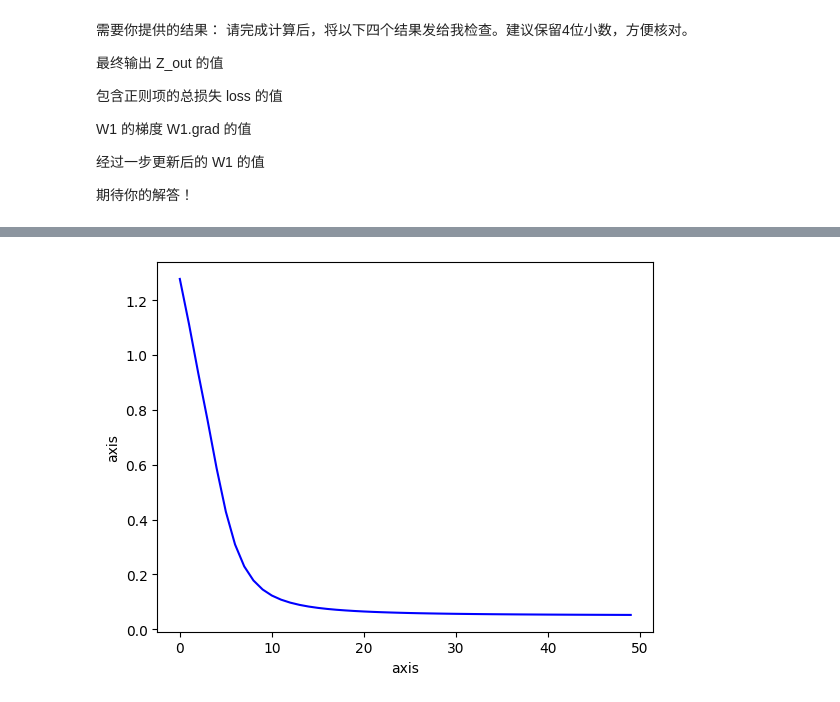
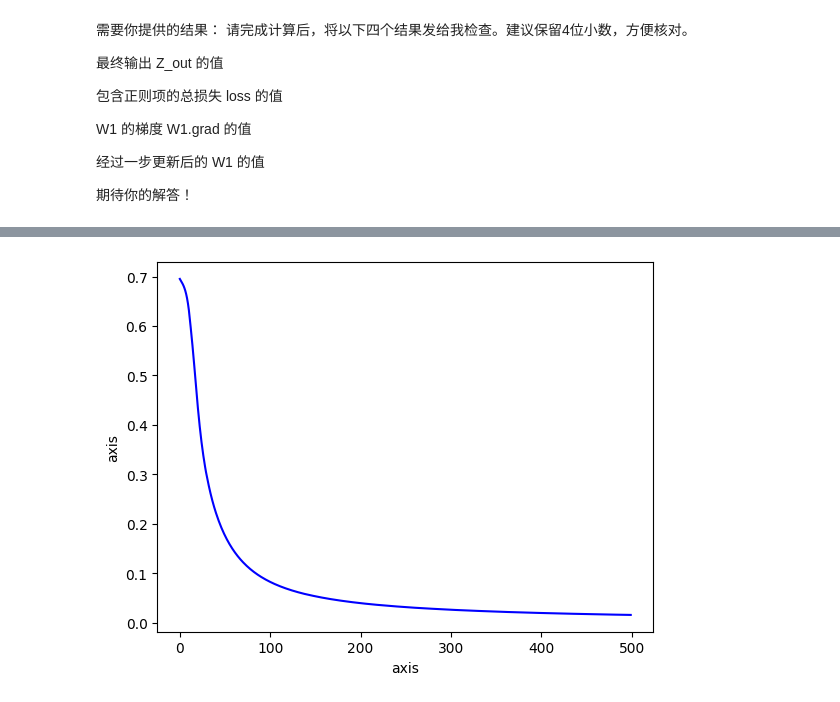
Before and after one commit to lucker3900/test_case, a Jupyter notebook: test51.ipynb, the cells around one changed output, grey strips where cells are left out. Drawn from its saved outputs; the diff is of its cells as text; code cells hidden in the pictures.

```diff
--- a/test51.ipynb
+++ b/test51.ipynb
@@ -97,22 +96,23 @@ w_out = torch.full((2,3), 0.3, requires_grad=True)
 b_out = torch.full((1,2), 0.15, requires_grad=True)
 
 x = torch.tensor([[0.5, 1.0, -1.0, 2.0], [-1.5, 0.0, 1.0, 0.5]], dtype=torch.float32) #shape(2, 4)
-y_true = torch.tensor([[1,0]]) #shape(1,2)
+y_true = torch.tensor([1,0]) #shape(1,2)
 
 criterion = nn.CrossEntropyLoss()
 y_true_index = torch.argmax(y_true)
 
-epochs = 50
+epochs = 500
 lr = 0.1
 lambda2 = 0.01
 losses = []
+torch.manual_seed(42)
 
 for epoch in range(epochs):
   z_out = forward(w1, w2, w_out, b1, b2, b_out, x)
   y_pred = torch.softmax(z_out, dim=1)
 
-  l2 = (w1.pow(2).sum() + w2.pow(2).sum() + w_out.pow(2).sum())
-  loss = criterion(z_out.flatten(), y_true_index) + lambda2 * l2
+  l2 = (w1.pow(2).sum())
+  loss = criterion(z_out, y_true) + lambda2 * l2
   losses.append(loss.item())
 
   loss.backward()
@@ -159 +166 @@ epoch: 41 loss: 0.0537 z_out: tensor([[ 5.7546,  0.2678],
-[figure, old version]
+[figure, new version]
```
Also changed, not shown: parts of 2 cells of this notebook.
